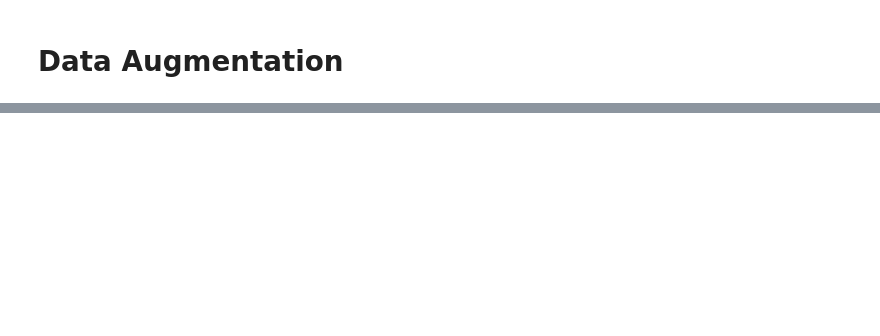
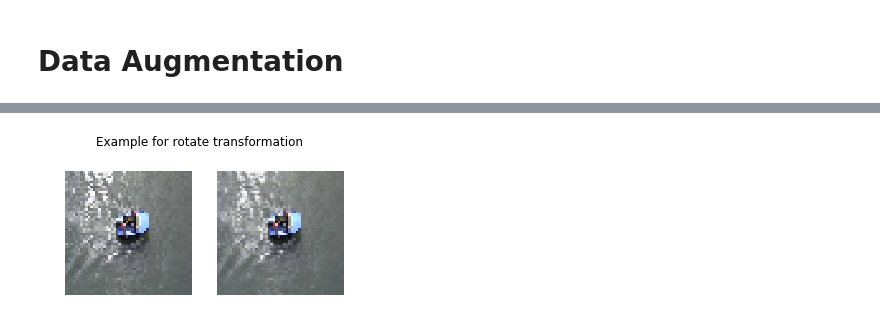
Before and after one commit to ibiscp/Boat-Image-Classification, a Jupyter notebook: Boat Image Classification.ipynb, the cells around one changed output, grey strips where cells are left out. Cells and saved outputs as stored; diff of their text form; code cells hidden in the pictures; blank space fills up the shorter version.

```diff
--- a/Boat Image Classification.ipynb
+++ b/Boat Image Classification.ipynb
@@ -321,0 +348,4 @@ def shear_image(image, shear_range=200):
+# %%
+plot_example(img, rotate_image(img), 'Example for rotate transformation')
+# %% [output]
+[figure, added]
```
Also changed, not shown: parts of 37 cells of this notebook, 1 other file.
